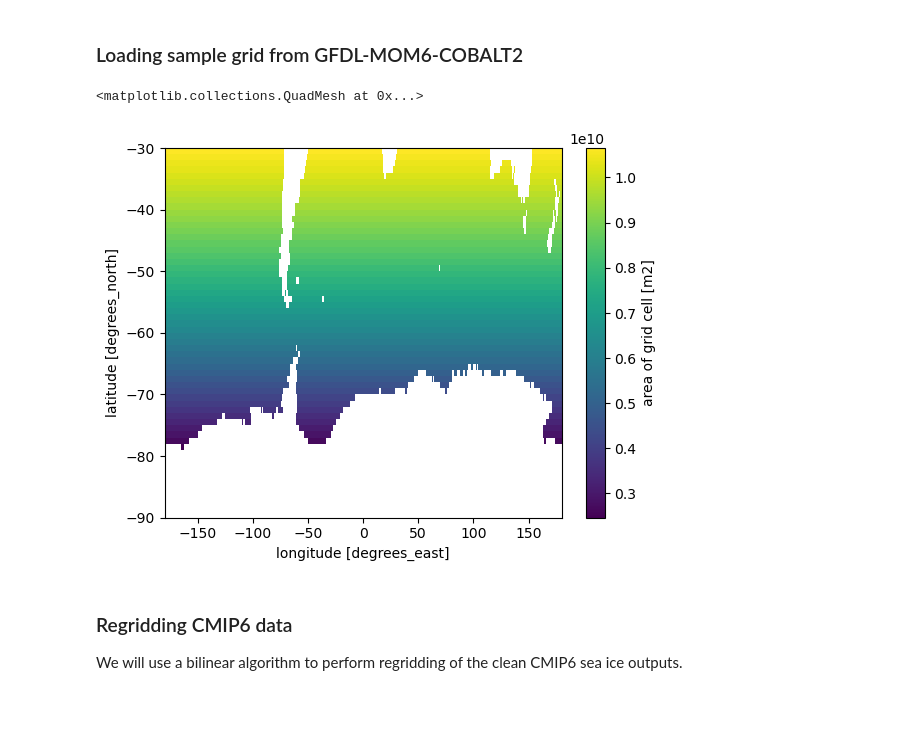
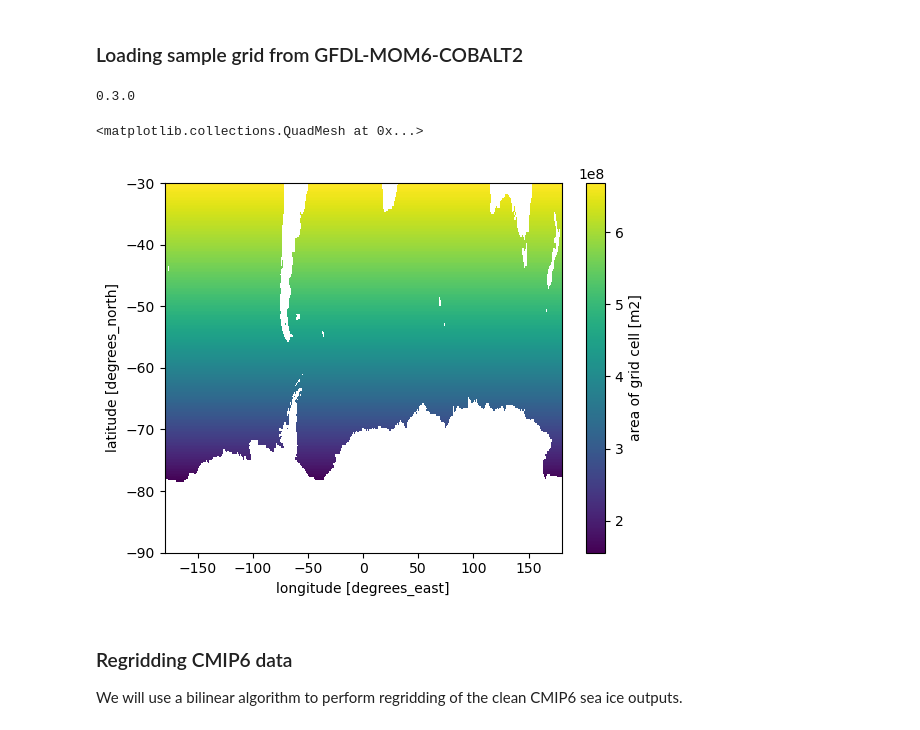
Before and after one commit to Fish-MIP/SOMEME, a Jupyter notebook: scripts/CMIP6_sea-ice_data.ipynb, the cells around one changed output. Drawn from its saved outputs; the diff is of its cells as text; code cells hidden in the pictures.

Commit message:
gfdl updated to quarter of a degree

```diff
--- a/scripts/CMIP6_sea-ice_data.ipynb
+++ b/scripts/CMIP6_sea-ice_data.ipynb
@@ -114,14 +114,15 @@ Before comparisons, we will regrid sea ice data from all CMIP6 models to a commo
 ### Loading sample grid from GFDL-MOM6-COBALT2
 # %%
 #Load GFDL data
-gfdl_grid = xr.open_dataarray('data/gfdl-mom6-cobalt2_areacello_60arcmin_global_fixed.nc')
+gfdl_grid = xr.open_dataarray('data/gfdl-mom6-cobalt2_areacello_15arcmin_global_fixed.nc')
 #Select area of interest
 gfdl_grid = gfdl_grid.sel(lat = slice(-30, -90))
 #Check result
 gfdl_grid.plot()
 # %% [output]
-<matplotlib.collections.QuadMesh at 0x...>
+0.3.0
+<matplotlib.collections.QuadMesh at 0x...>
-[figure, old version]
+[figure, new version]
 # %% [markdown]
 ### Regridding CMIP6 data
 We will use a bilinear algorithm to perform regridding of the clean CMIP6 sea ice outputs.
```
Also changed, not shown: parts of 1 cell of this notebook, 4 other files.
